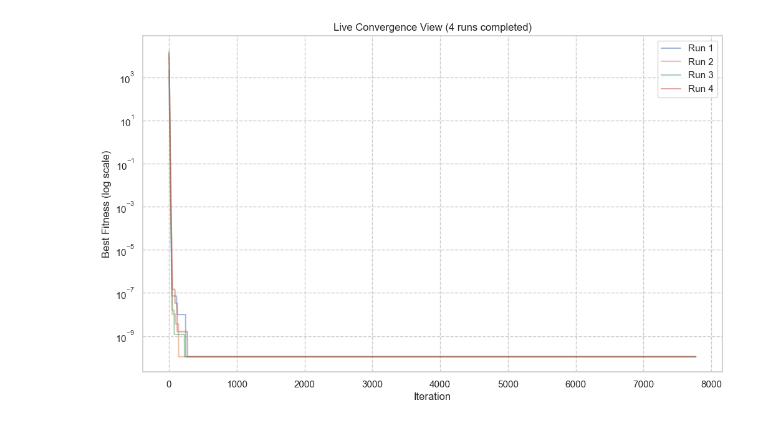
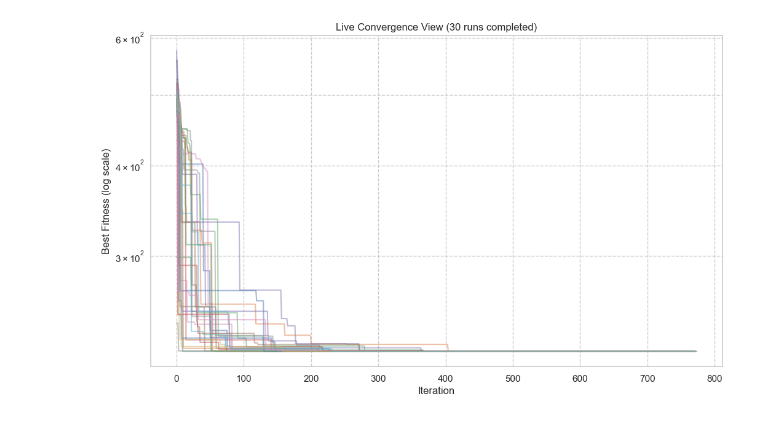
Before and after one commit to ryutkura/Python_Sample, a Jupyter notebook: dashboard.ipynb, the cells around one changed output. Cells and saved outputs as stored; diff of their text form; code cells hidden in the pictures.

```diff
--- a/dashboard.ipynb
+++ b/dashboard.ipynb
@@ -11,7 +11,7 @@ sns.set_theme(style="whitegrid")
 
 # 監視対象の履歴フォルダ
 # run_experiment.pyで指定したアルゴリズムや問題に合わせて変更してください
-history_folder = 'results/histories/sahcfwa_CEC2017_F10_d100'
+history_folder = 'results/histories/sahcfwa_CEC2017_F23_d10'
 
 # このセルを実行し続けると、グラフが自動で更新されます
 try:
@@ -26,31 +26,31 @@ try:
             time.sleep(5) # 5秒待機
             continue
 
         plt.figure(figsize=(12, 7))
 
         # 見つかった全ての履歴ファイルをプロット
         for i, file_path in enumerate(csv_files):
             df_history = pd.read_csv(file_path)
             # 全ての線が見えるように、透明度(alpha)を少し下げる
             plt.plot(df_history['iteration'], df_history['fitness'], alpha=0.5, label=f'Run {i+1}' if len(csv_files) < 10 else None)
 
         plt.title(f'Live Convergence View ({len(csv_files)} runs completed)')
         plt.xlabel('Iteration')
         plt.ylabel('Best Fitness (log scale)')
         plt.yscale('log')
         plt.grid(True, which="both", ls="--")
 
         # 凡例は多くなりすぎたら表示しない
         if len(csv_files) < 10:
             plt.legend()
 
         display(plt.gcf()) # グラフを表示
         plt.close() # メモリを解放
 
         print(f"Last updated: {time.strftime('%H:%M:%S')}")
         time.sleep(5) # 5秒ごとに更新
 
 except KeyboardInterrupt:
     print("Dashboard stopped.")
 # %% [output]
-[figure, old version]
+[figure, new version]
```
Also changed, not shown: parts of 1 cell of this notebook.
